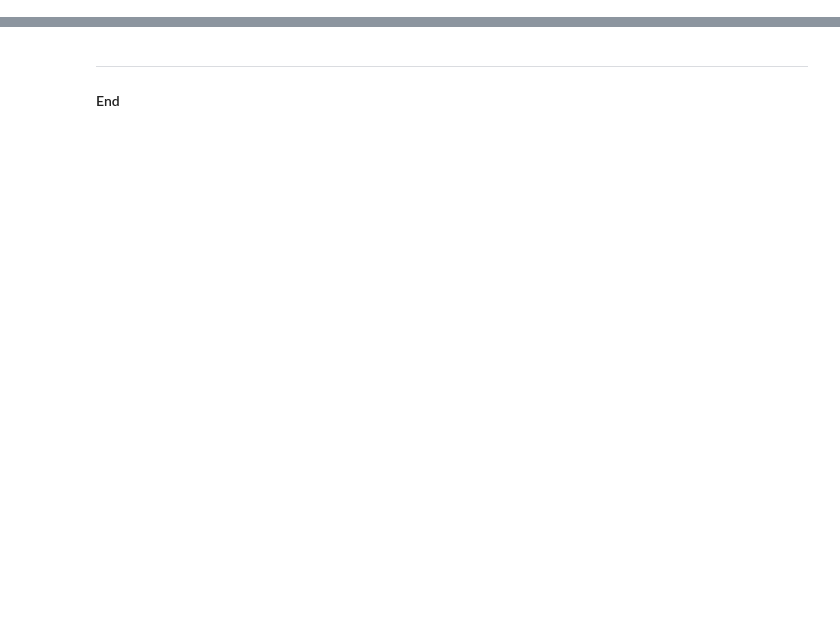
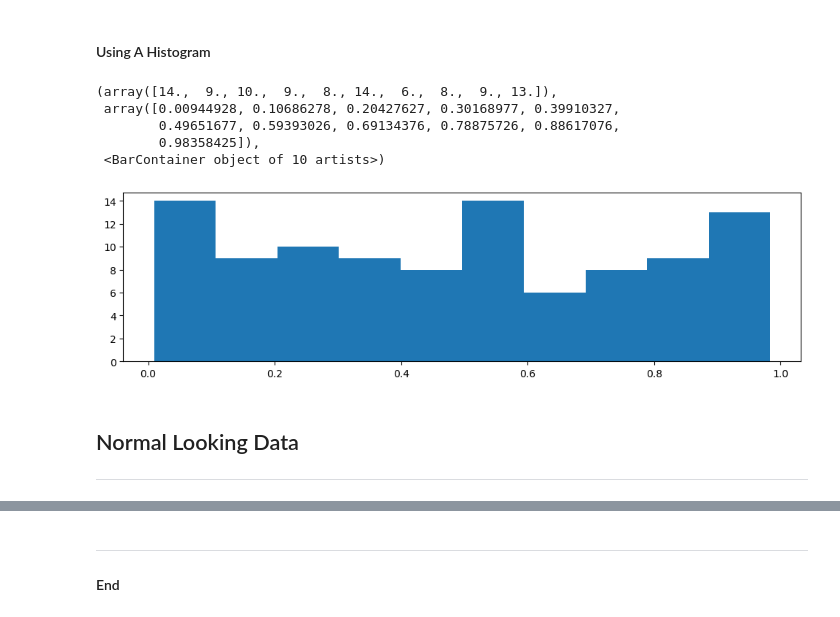
Before and after one commit to turps-pc90/fund_data, a Jupyter notebook: random.ipynb, the cells around one changed output, grey strips where cells are left out. Saved outputs shown, nothing was run; the diff lists cells and outputs as text; code cells hidden in the pictures; blank space fills up the shorter version.

```diff
--- a/random.ipynb
+++ b/random.ipynb
@@ -160,0 +258,9 @@ for song_number, song_details in shuffled_songs.items():
+# %%
+# Number of floating point numbers to generate
+size = 100
+# %%
+# Generate random floating point numbers in the interval 0.0 (included) to 1.0 (excluded)
+rand_floats = rng.random(size)
+
+# Show rand_floats
+rand_floats
@@ -160,0 +288,18 @@ for song_number, song_details in shuffled_songs.items():
+# %% [markdown]
+#### Using A Histogram
+# %%
+# Create an empty plot.
+fig, ax = plt.subplots(figsize=(12, 3))
+
+# Plot a histogram.
+ax.hist(rand_floats)
+# %% [output]
+(array([14.,  9., 10.,  9.,  8., 14.,  6.,  8.,  9., 13.]),
+ array([0.00944928, 0.10686278, 0.20427627, 0.30168977, 0.39910327,
+        0.49651677, 0.59393026, 0.69134376, 0.78875726, 0.88617076,
+        0.98358425]),
+ <BarContainer object of 10 artists>)
+[figure, added]
+# %% [markdown]
+## Normal Looking Data
+-------------
```
Also changed, not shown: parts of 22 cells of this notebook.
